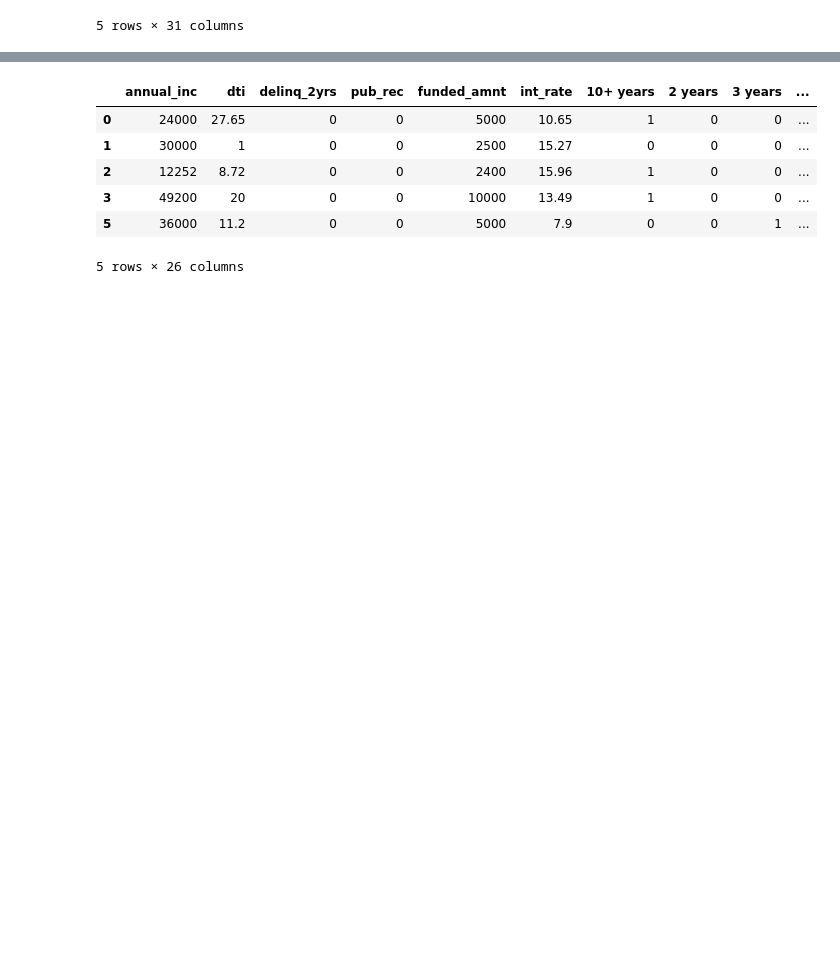
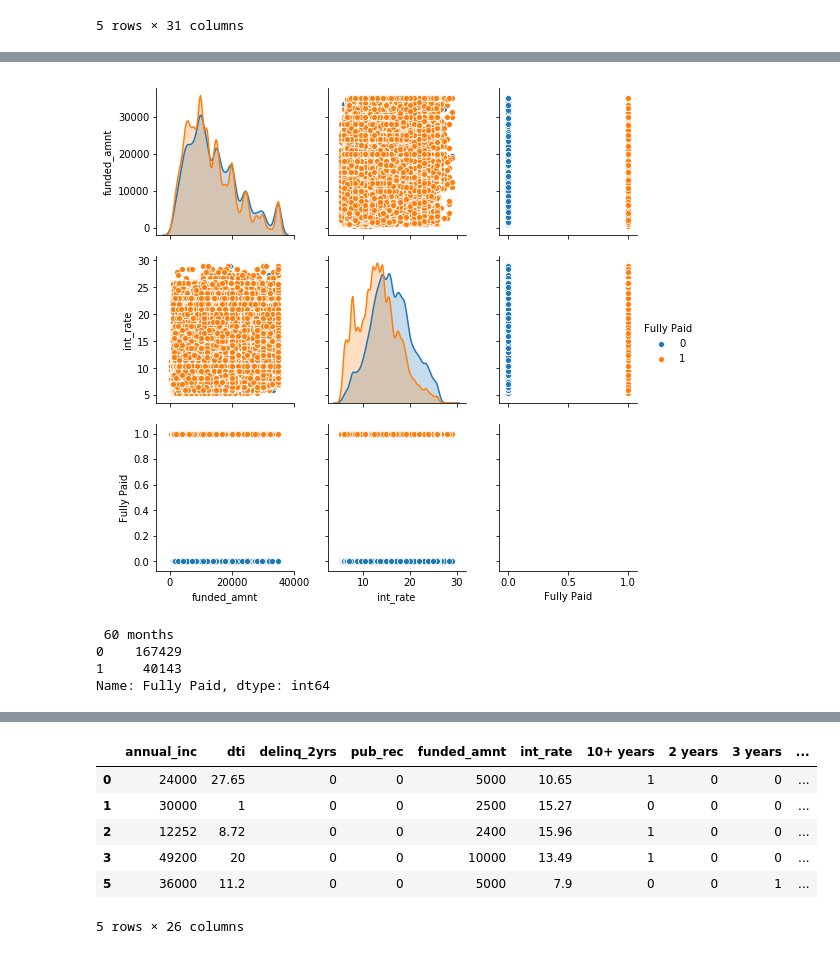
Before and after one commit to kimi987/PyAndML, a Jupyter notebook: src/毕业项目/AIPND Capstone Template.ipynb, the cells around one changed output, grey strips where cells are left out. Drawn from its saved outputs; the diff is of its cells as text; code cells hidden in the pictures; blank space fills up the shorter version.

```diff
--- a/src/毕业项目/AIPND Capstone Template.ipynb
+++ b/src/毕业项目/AIPND Capstone Template.ipynb
@@ -479,0 +511,17 @@ df_clean.head()
+# %%
+#先用散列图来观察变量的关系
+import seaborn as sns
+# sns.pairplot(df_clean[['Fully Paid', 'funded_amnt','int_rate','OWN','RENT', 'annual_inc']], hue="Fully Paid");
+# 观察连续的数值特征与结果之前的关系图
+# 贷款信息类的数值特征
+sns.pairplot(df_clean[['funded_amnt','int_rate', 'Fully Paid']], hue='Fully Paid');
+# %% [output]
+[figure, added]
+# %%
+df_clean[' 60 months'].unique()
+df_clean[df_clean['Fully Paid'] == 1].groupby(' 60 months')['Fully Paid'].count()
+# %% [output]
+ 60 months
+0    167429
+1     40143
+Name: Fully Paid, dtype: int64
```
Also changed, not shown: parts of 19 cells of this notebook, 1 other file.
